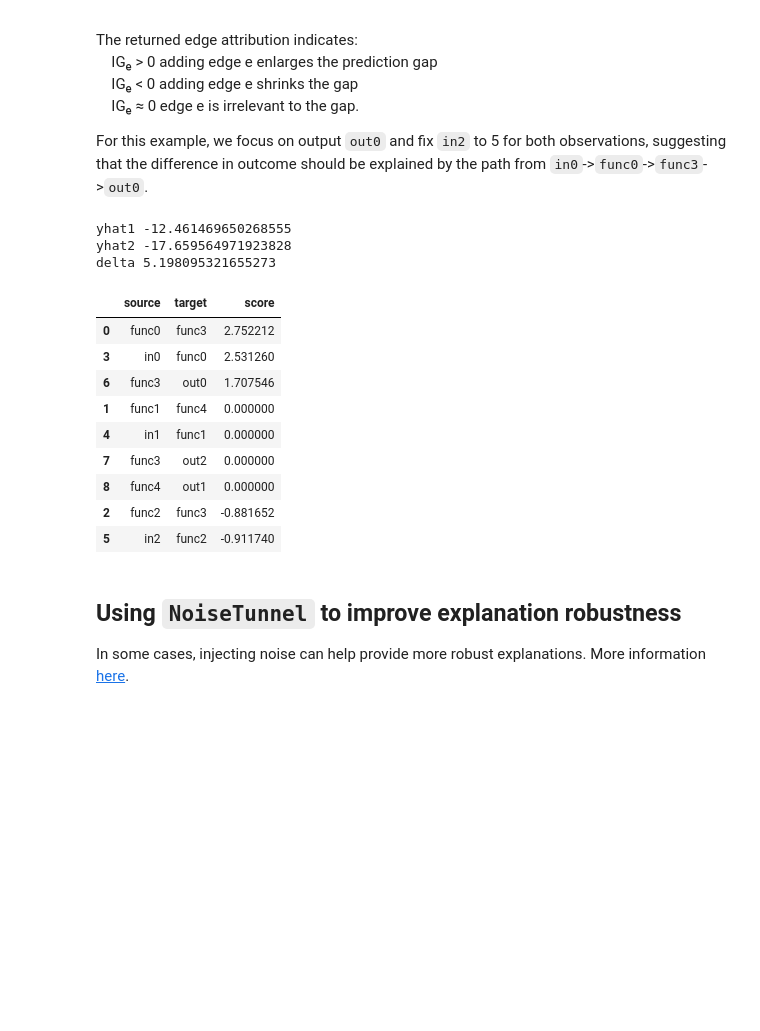
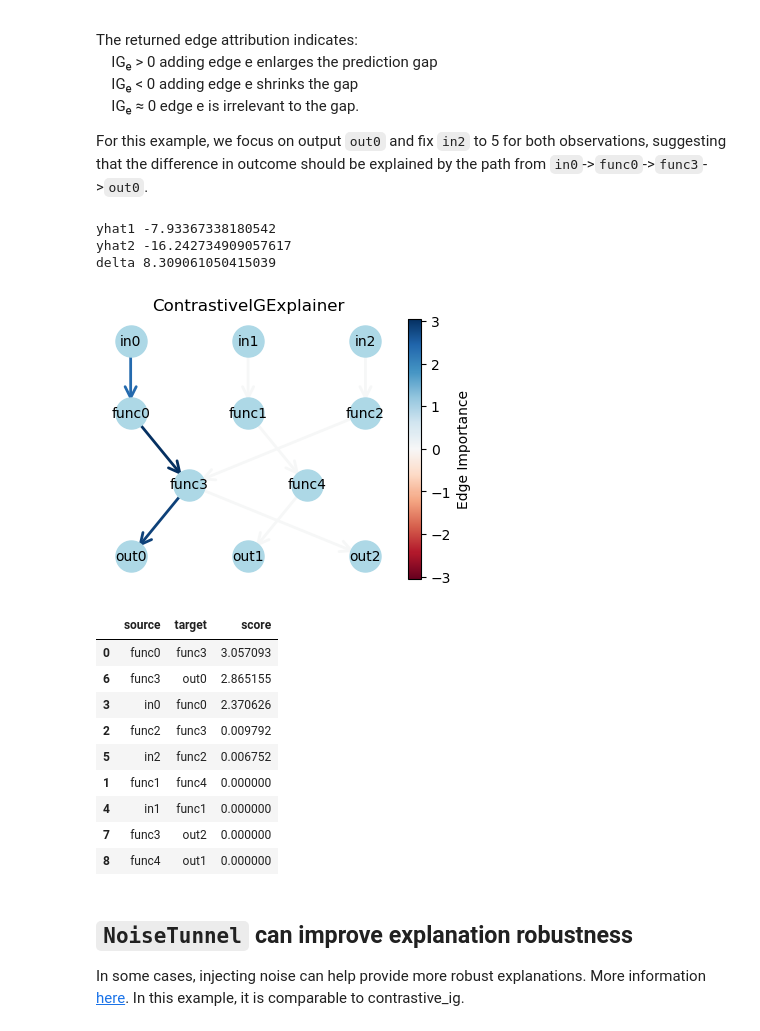
Before and after one commit to nathanieljevans/GSNN, a Jupyter notebook: docs/tutorials/08_GSNNExplainer.ipynb, the cells around one changed output. Drawn from its saved outputs; the diff is of its cells as text; code cells hidden in the pictures; blank space fills up the shorter version.

Commit message:
added new explainers, RTD page, and examples in notebook

```diff
--- a/docs/tutorials/08_GSNNExplainer.ipynb
+++ b/docs/tutorials/08_GSNNExplainer.ipynb
@@ -43,21 +50,21 @@ model = GSNN(data.edge_index_dict,
              data.node_names_dict,
              channels=20,
              layers=2,
+             dropout=0.,
              share_layers=True,
              bias=False,
              add_function_self_edges=False,
              checkpoint=False,
-             norm='none',
-             residual=False,
-             dropout=0).to(device)
+             norm='batch',
+             residual=True).to(device)
 
 print('n params', sum([p.numel() for p in model.parameters()]))
 
 optim = torch.optim.AdamW(model.parameters(), lr=1e-2, weight_decay=1e-2)
 crit = torch.nn.MSELoss()
 
-losses_gsnn = []
 for i in range(1000):
+    model.train()
     optim.zero_grad()
 
     yhat = model(x_train)
@@ -65,6 +72,13 @@ for i in range(1000):
     loss.backward()
     optim.step()
 
+    model.eval()
+    with torch.no_grad():
+        yhat = model(x_test)
+        loss = crit(y_test, yhat)
+
     print(f'iter: {i} | loss: {loss.item():.3f}',end='\r')
+
+model = model.eval()
 # %% [output]
 n params 240
@@ -171,30 +211,32 @@ print('yhat1', yhat1.item())
 print('yhat2', yhat2.item())
 print('delta', delta.item())
 # %% [output]
-yhat1 -12.461469650268555
-yhat2 -17.659564971923828
-delta 5.198095321655273
+yhat1 -7.93367338180542
+yhat2 -16.242734909057617
+delta 8.309061050415039
 # %%
-contrastive_ig = ContrastiveIGExplainer(model, data, n_steps=100)
+explainer = ContrastiveIGExplainer(model, data, n_steps=100)
 
-res = contrastive_ig.explain(x1, x2, target_idx=target)
-res = res.sort_values('score', ascending=False)
-res
+res = explainer.explain(x1, x2, target_idx=target)
+
+plot_edge_importance(res, pos, title='ContrastiveIGExplainer')
+res.sort_values('score', ascending=False)
 # %% [output]
+[figure, added]
 |  | source | target | score |
-| 0 | func0 | func3 | 2.752212 |
-| 3 | in0 | func0 | 2.531260 |
-| 6 | func3 | out0 | 1.707546 |
+| 0 | func0 | func3 | 3.057093 |
+| 6 | func3 | out0 | 2.865155 |
+| 3 | in0 | func0 | 2.370626 |
+| 2 | func2 | func3 | 0.009792 |
+| 5 | in2 | func2 | 0.006752 |
 | 1 | func1 | func4 | 0.000000 |
 | 4 | in1 | func1 | 0.000000 |
 | 7 | func3 | out2 | 0.000000 |
 | 8 | func4 | out1 | 0.000000 |
-| 2 | func2 | func3 | -0.881652 |
-| 5 | in2 | func2 | -0.911740 |
 # %% [markdown]
-## Using `NoiseTunnel` to improve explanation robustness
+## `NoiseTunnel` can improve explanation robustness
 
-In some cases, injecting noise can help provide more robust explanations. More information [here](https://captum.ai/api/noise_tunnel.html).
+In some cases, injecting noise can help provide more robust explanations. More information [here](https://captum.ai/api/noise_tunnel.html). In this example, it is comparable to contrastive_ig.
 # %%
 explainer = NoiseTunnel(contrastive_ig, n_samples=100, noise_std=0.1, agg='mean')
 
```
Also changed, not shown: parts of 13 cells of this notebook, 8 other files.
